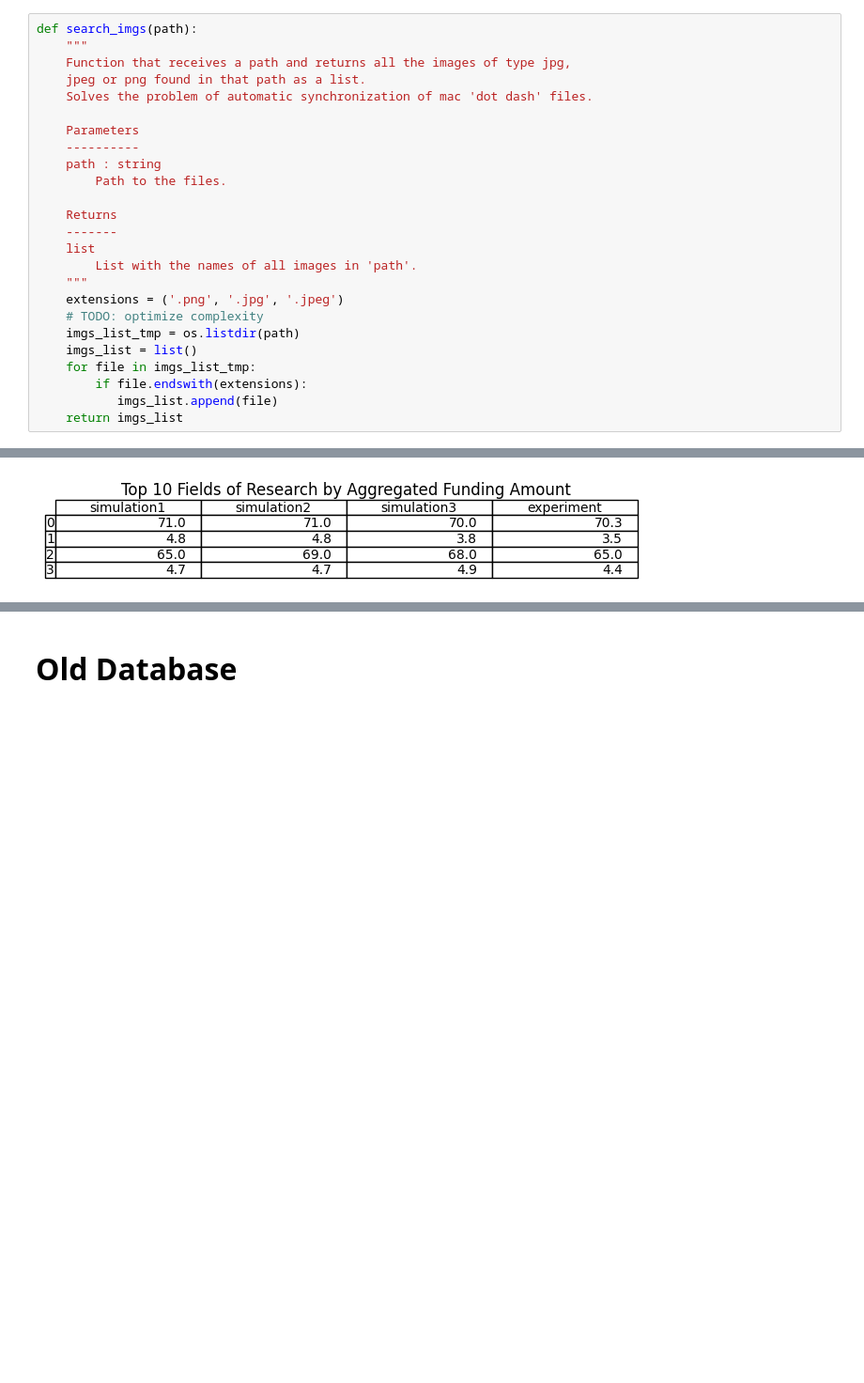
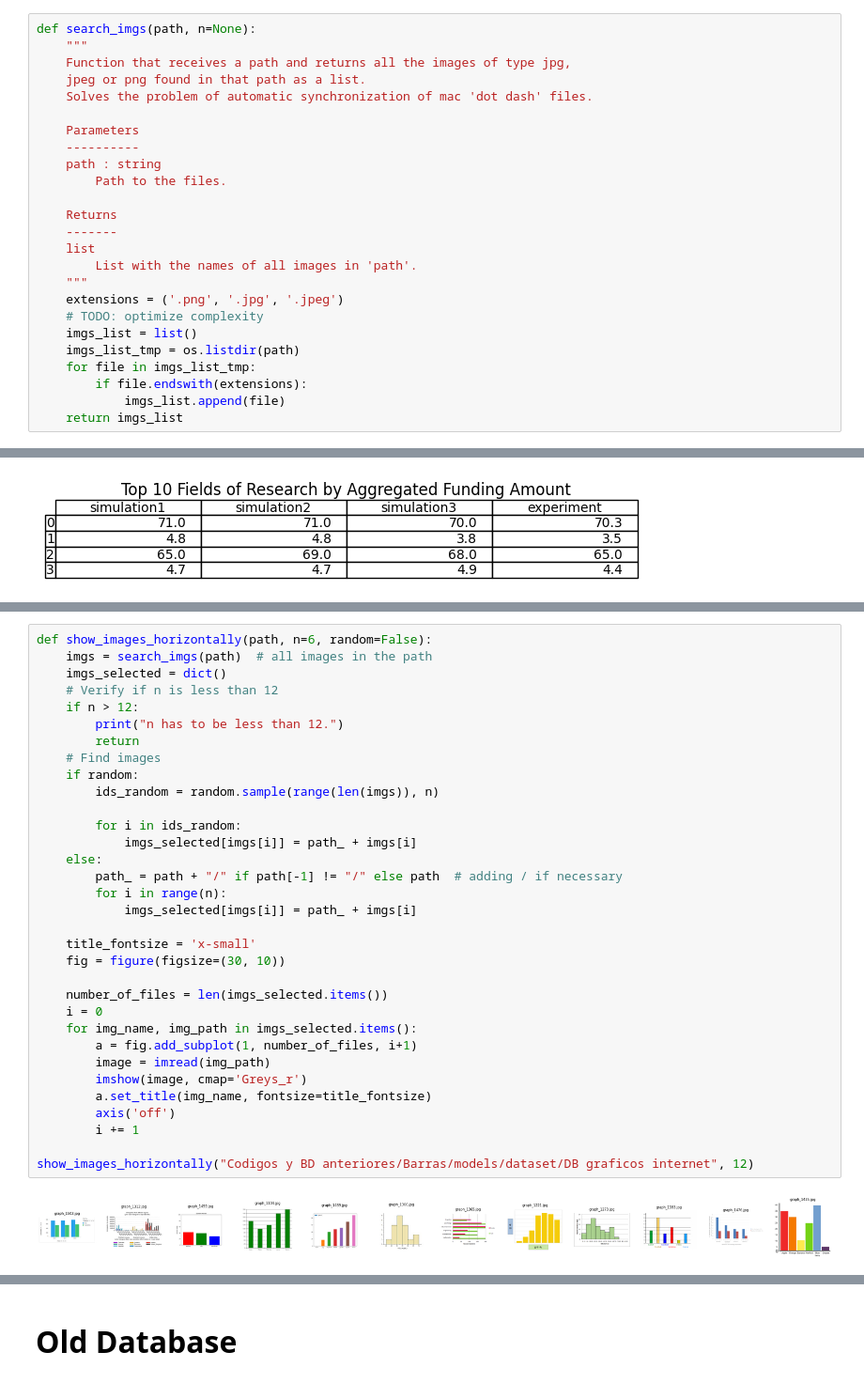
Before and after one commit to nucontreras/artificial-intelligence-scripts, a Jupyter notebook: FSCN/data_analysis.ipynb, the cells around one changed output, grey strips where cells are left out. Shown: that part at 94% size. Drawn from its saved outputs; the diff is of its cells as text; blank space fills up the shorter version.

Commit message:
print images horizontally

```diff
--- a/FSCN/data_analysis.ipynb
+++ b/FSCN/data_analysis.ipynb
@@ -31,7 +34,7 @@ import cv2
 # %% [markdown]
 #<b><FONT color='MidnightBlue' size='5'>General Functions</FONT></b>
 # %%
-def search_imgs(path):
+def search_imgs(path, n=None):
     """
     Function that receives a path and returns all the images of type jpg,
     jpeg or png found in that path as a list.
@@ -49,11 +52,11 @@ def search_imgs(path):
     """
     extensions = ('.png', '.jpg', '.jpeg')
     # TODO: optimize complexity
+    imgs_list = list()
     imgs_list_tmp = os.listdir(path)
-    imgs_list = list()
     for file in imgs_list_tmp:
         if file.endswith(extensions):
-           imgs_list.append(file)
+            imgs_list.append(file)
     return imgs_list
 # %%
 def plot_table(frame, title=None):
@@ -90,0 +140,35 @@ def path_img_info(path):
+# %%
+def show_images_horizontally(path, n=6, random=False):
+    imgs = search_imgs(path)  # all images in the path
+    imgs_selected = dict()
+    # Verify if n is less than 12
+    if n > 12:
+        print("n has to be less than 12.")
+        return
+    # Find images
+    if random:
+        ids_random = random.sample(range(len(imgs)), n)
+
+        for i in ids_random:
+            imgs_selected[imgs[i]] = path_ + imgs[i]
+    else:
+        path_ = path + "/" if path[-1] != "/" else path  # adding / if necessary
+        for i in range(n):
+            imgs_selected[imgs[i]] = path_ + imgs[i]
+
+    title_fontsize = 'x-small'
+    fig = figure(figsize=(30, 10))
+
+    number_of_files = len(imgs_selected.items())
+    i = 0
+    for img_name, img_path in imgs_selected.items():
+        a = fig.add_subplot(1, number_of_files, i+1)
+        image = imread(img_path)
+        imshow(image, cmap='Greys_r')
+        a.set_title(img_name, fontsize=title_fontsize)
+        axis('off')
+        i += 1
+
+show_images_horizontally("Codigos y BD anteriores/Barras/models/dataset/DB graficos internet", 12)
+# %% [output]
+[figure, added]
```
Also changed, not shown: parts of 37 cells of this notebook.
